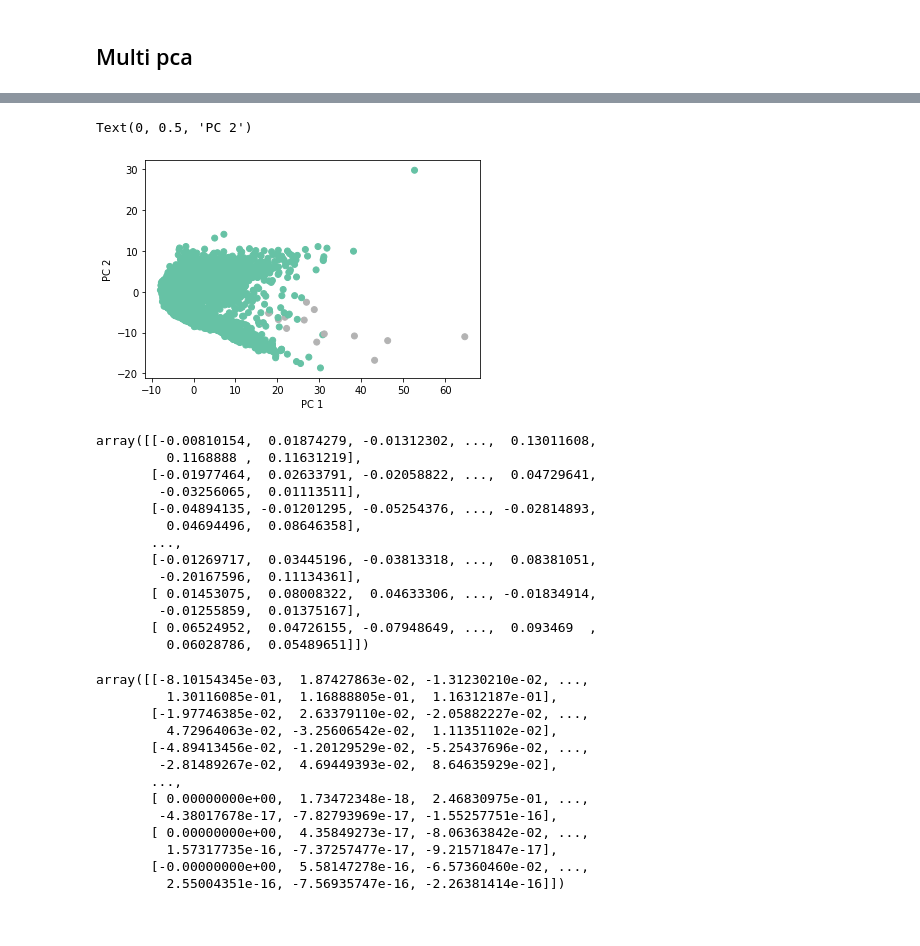
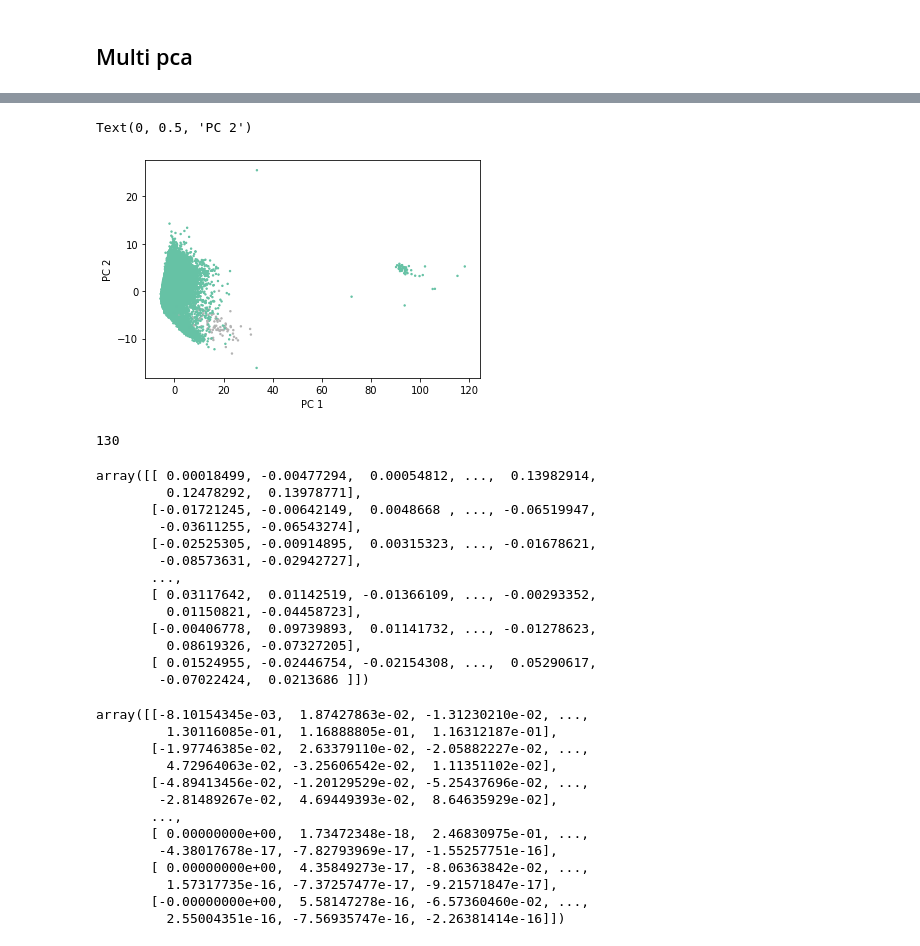
Before and after one commit to mattjdavis/eeg_classifier, a Jupyter notebook: load_data.ipynb, the cells around one changed output, grey strips where cells are left out. Drawn from its saved outputs; the diff is of its cells as text; code cells hidden in the pictures.

```diff
--- a/load_data.ipynb
+++ b/load_data.ipynb
@@ -360,7 +360,7 @@ D = np.reshape(data,(n_chan,n_segments,-1)) # channel x segment x time
 # siezure time
 # TODO make function (inputs df_info/raw? should be processed with loading file?)
 # %%
-def make_stats_df(X,stat_label):
+def make_stats_df(X,stat_label,ch_names):
     """ turn stats array in DataFrame with stats_lable column names
 
     Args:
@@ -369,7 +369,7 @@ def make_stats_df(X,stat_label):
     Returns:
         df (pd.DataFrame)
     """
-    df = pd.DataFrame(X, columns=[stat_label + '_' + x for x in raw.info['ch_names']])
+    df = pd.DataFrame(X, columns=[stat_label + '_' + x for x in ch_names])
 
     return df
 
@@ -393,6 +393,8 @@ def calc_segment_stats(raw,win_length=5):
 
     n_chan = raw.info["nchan"]
 
+    cut = int(n_segments*win_length*fs)
+    data=data[:,:cut] # remove last chunk of samples
     D = np.reshape(data,(n_chan,n_segments,-1)) # channel x segment x time
 
 
@@ -409,7 +411,7 @@ def calc_segment_stats(raw,win_length=5):
     # make data frames
     stats_list = [m,v,s,k,sd,zerox,max_min]
     labels = ["mean","variance","skew","kurtosis","std","zerox","max-min"]
-    df_out = pd.concat([make_stats_df(x,y) for x,y in zip(stats_list,labels)],axis=1)
+    df_out = pd.concat([make_stats_df(x,y,raw.info['ch_names']) for x,y in zip(stats_list,labels)],axis=1)
 
     return df_out
 
@@ -459,6 +461,9 @@ def process_raw_chb_data(data_dir, path, win_length=5, include_ictal=True, preic
 
 
         n_segments = int(len(raw)/(win_length*fs)) # dup from calc_semgment_stats()
+        cut = int(n_segments*win_length*fs)
+        y=y[:cut] # remove last chunk of samples
+
         y = np.reshape(y,(n_segments,-1))
         y = np.where(np.sum(y,axis=1)>0,1,0) # could change the 1st zero to threshold how many samples to count as siezure
 
@@ -508,3 +511,21 @@ Text(0, 0.5, 'PC 2')
 [figure]
 # %% [markdown]
 ## Multi pca
+# %%
+import dask
+
+dfs = []
+#for i,row in df_info.loc[0:10].iterrows():
+for i,row in df_info.iterrows():
+    path = data_dir / row.file_name.split('_')[0] /row.file_name
+    #print(row.file_name)
+    dfs.append(dask.delayed(process_raw_chb_data)(data_dir, path, win_length=5))
+    #raw.notch_filter(freqs=[60,120])
+
+
+df_all = dask.delayed(pd.concat)(dfs)
+
+#df_all.visualize()
+df_all = df_all.compute()
+
+df_all.shape
@@ -544,37 +565,41 @@ ValueError: cannot reshape array of size 14316288 into shape (21,532,newaxis)
 # %%
 y = df_all["ictal"]
 X = df_all.drop(columns=["ictal"]) # may need to drop preictal
 
 
 # fit with samller components
 pipe = Pipeline([('scaler', StandardScaler()),
                  ('pca',PCA(svd_solver='auto',n_components=50))])
 
-X_trans = pipe.fit_transform(X)
+X_trans = pipe.fit_transform(X[:20000])
 
 
-plt.scatter(X_trans[:,0],X_trans[:,1],c=y,cmap='Set2') # y = ictal_labels
+plt.scatter(X_trans[:,0],X_trans[:,1],c=y[:20000],cmap='Set2',s=2) # y = ictal_labels
 plt.xlabel('PC 1')
 plt.ylabel('PC 2')
 # %% [output]
 Text(0, 0.5, 'PC 2')
-[figure, old version]
+[figure, new version]
+# %%
+sum(y)
+# %% [output]
+130
 # %%
 pipe.get_params()['pca'].components_
 # %% [output]
-array([[-0.00810154,  0.01874279, -0.01312302, ...,  0.13011608,
-         0.1168888 ,  0.11631219],
-       [-0.01977464,  0.02633791, -0.02058822, ...,  0.04729641,
-        -0.03256065,  0.01113511],
-       [-0.04894135, -0.01201295, -0.05254376, ..., -0.02814893,
-         0.04694496,  0.08646358],
+array([[ 0.00018499, -0.00477294,  0.00054812, ...,  0.13982914,
+         0.12478292,  0.13978771],
+       [-0.01721245, -0.00642149,  0.0048668 , ..., -0.06519947,
+        -0.03611255, -0.06543274],
+       [-0.02525305, -0.00914895,  0.00315323, ..., -0.01678621,
+        -0.08573631, -0.02942727],
        ...,
-       [-0.01269717,  0.03445196, -0.03813318, ...,  0.08381051,
-        -0.20167596,  0.11134361],
-       [ 0.01453075,  0.08008322,  0.04633306, ..., -0.01834914,
-        -0.01255859,  0.01375167],
-       [ 0.06524952,  0.04726155, -0.07948649, ...,  0.093469  ,
-         0.06028786,  0.05489651]])
+       [ 0.03117642,  0.01142519, -0.01366109, ..., -0.00293352,
+         0.01150821, -0.04458723],
+       [-0.00406778,  0.09739893,  0.01141732, ..., -0.01278623,
+         0.08619326, -0.07327205],
+       [ 0.01524955, -0.02446754, -0.02154308, ...,  0.05290617,
+        -0.07022424,  0.0213686 ]])
 # %%
 # pca attributes (no pipe)
 #pca_model.components_
```
Also changed, not shown: parts of 11 cells of this notebook.
